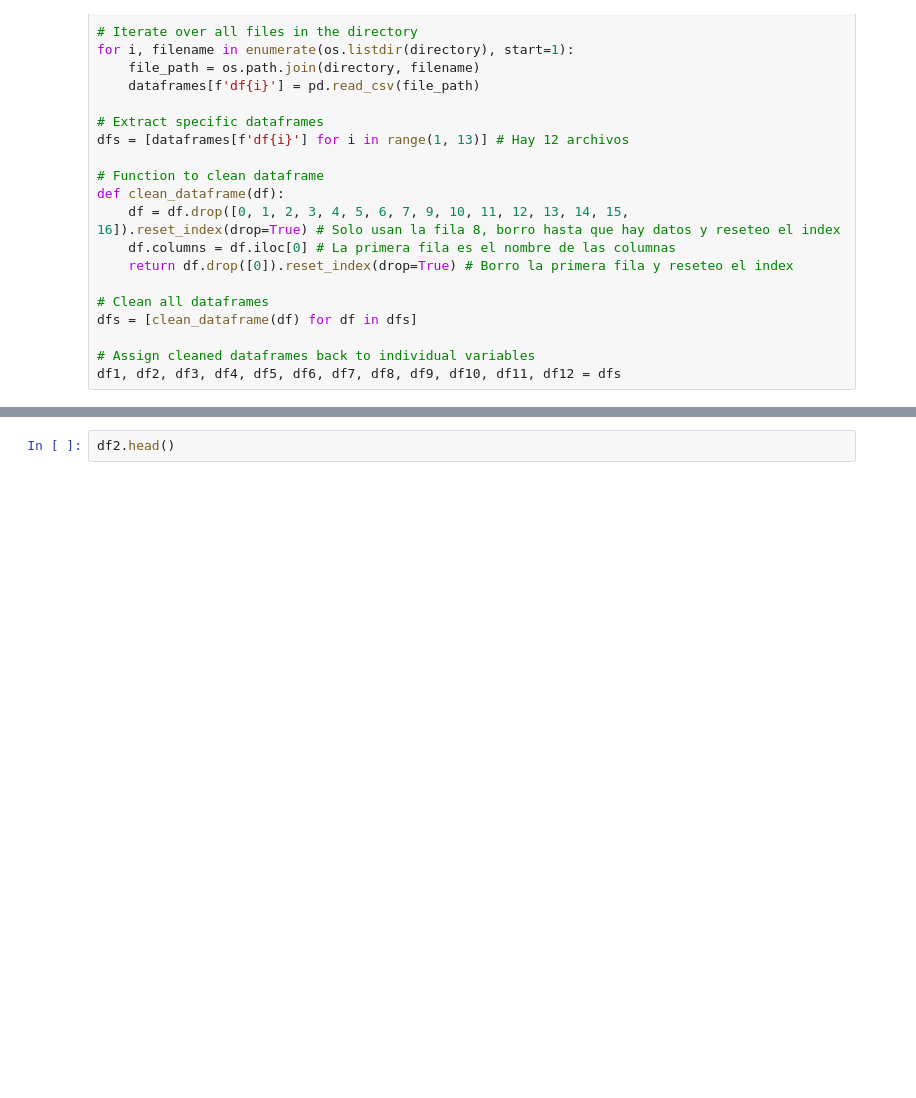
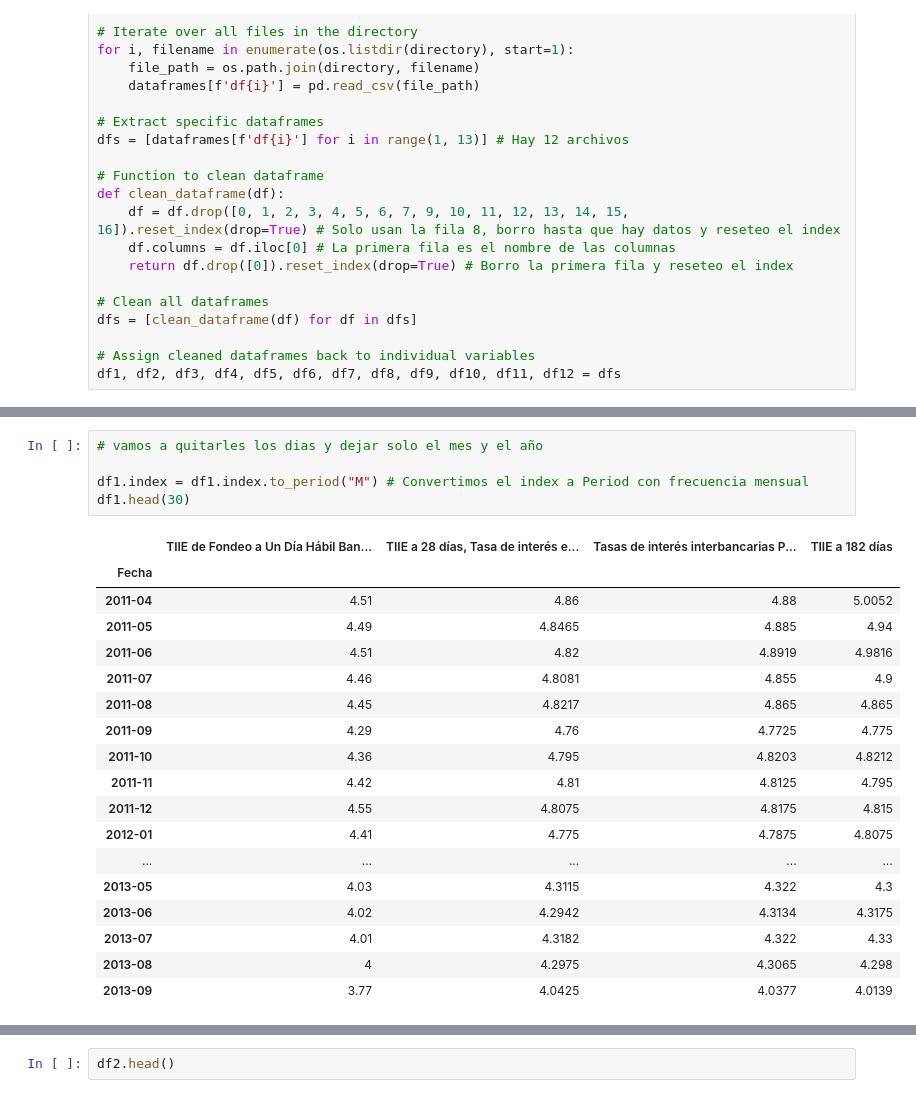
Before and after one commit to heritaco/Data-Mining, a Jupyter notebook: 03-Tasas-de-Interes-al-Consumo/02-explore-data.ipynb, the cells around one changed output, grey strips where cells are left out. Saved outputs shown, nothing was run; the diff lists cells and outputs as text; blank space fills up the shorter version.

```diff
--- a/03-Tasas-de-Interes-al-Consumo/02-explore-data.ipynb
+++ b/03-Tasas-de-Interes-al-Consumo/02-explore-data.ipynb
@@ -39,0 +155,24 @@ df1.head()
+# %%
+# vamos a quitarles los dias y dejar solo el mes y el año
+
+df1.index = df1.index.to_period("M") # Convertimos el index a Period con frecuencia mensual
+df1.head(30)
+# %% [output]
+|  | TIIE de Fondeo a Un Día Hábil Ban... | TIIE a 28 días, Tasa de interés e... | Tasas de interés interbancarias P... | TIIE a 182 días |
+| Fecha |  |  |  |  |
+| 2011-04 | 4.51 | 4.86 | 4.88 | 5.0052 |
+| 2011-05 | 4.49 | 4.8465 | 4.885 | 4.94 |
+| 2011-06 | 4.51 | 4.82 | 4.8919 | 4.9816 |
+| 2011-07 | 4.46 | 4.8081 | 4.855 | 4.9 |
+| 2011-08 | 4.45 | 4.8217 | 4.865 | 4.865 |
+| 2011-09 | 4.29 | 4.76 | 4.7725 | 4.775 |
+| 2011-10 | 4.36 | 4.795 | 4.8203 | 4.8212 |
+| 2011-11 | 4.42 | 4.81 | 4.8125 | 4.795 |
+| 2011-12 | 4.55 | 4.8075 | 4.8175 | 4.815 |
+| 2012-01 | 4.41 | 4.775 | 4.7875 | 4.8075 |
+| ... | ... | ... | ... | ... |
+| 2013-05 | 4.03 | 4.3115 | 4.322 | 4.3 |
+| 2013-06 | 4.02 | 4.2942 | 4.3134 | 4.3175 |
+| 2013-07 | 4.01 | 4.3182 | 4.322 | 4.33 |
+| 2013-08 | 4 | 4.2975 | 4.3065 | 4.298 |
+| 2013-09 | 3.77 | 4.0425 | 4.0377 | 4.0139 |
```
Also changed, not shown: parts of 10 cells of this notebook, 1 other file.
